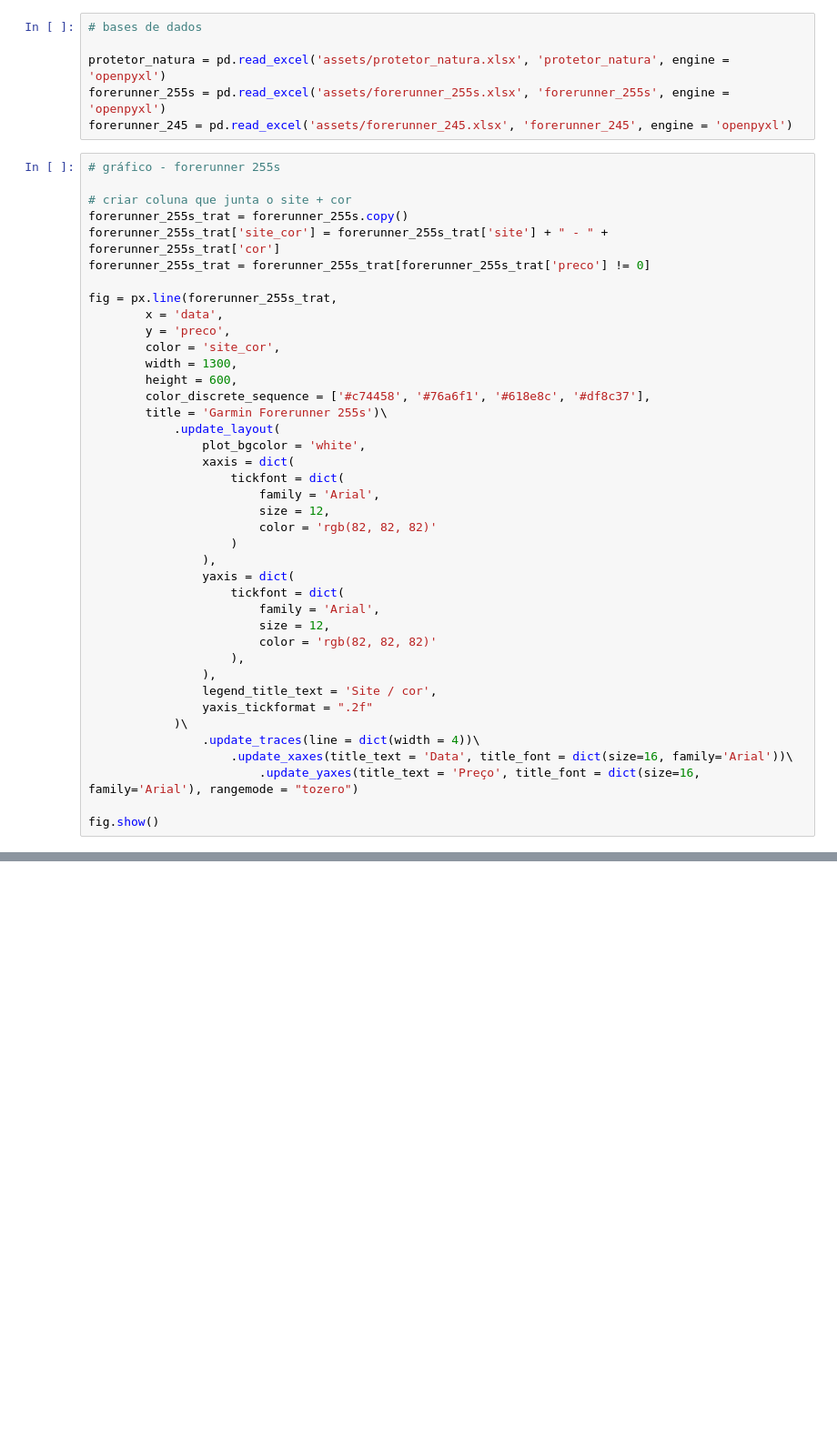
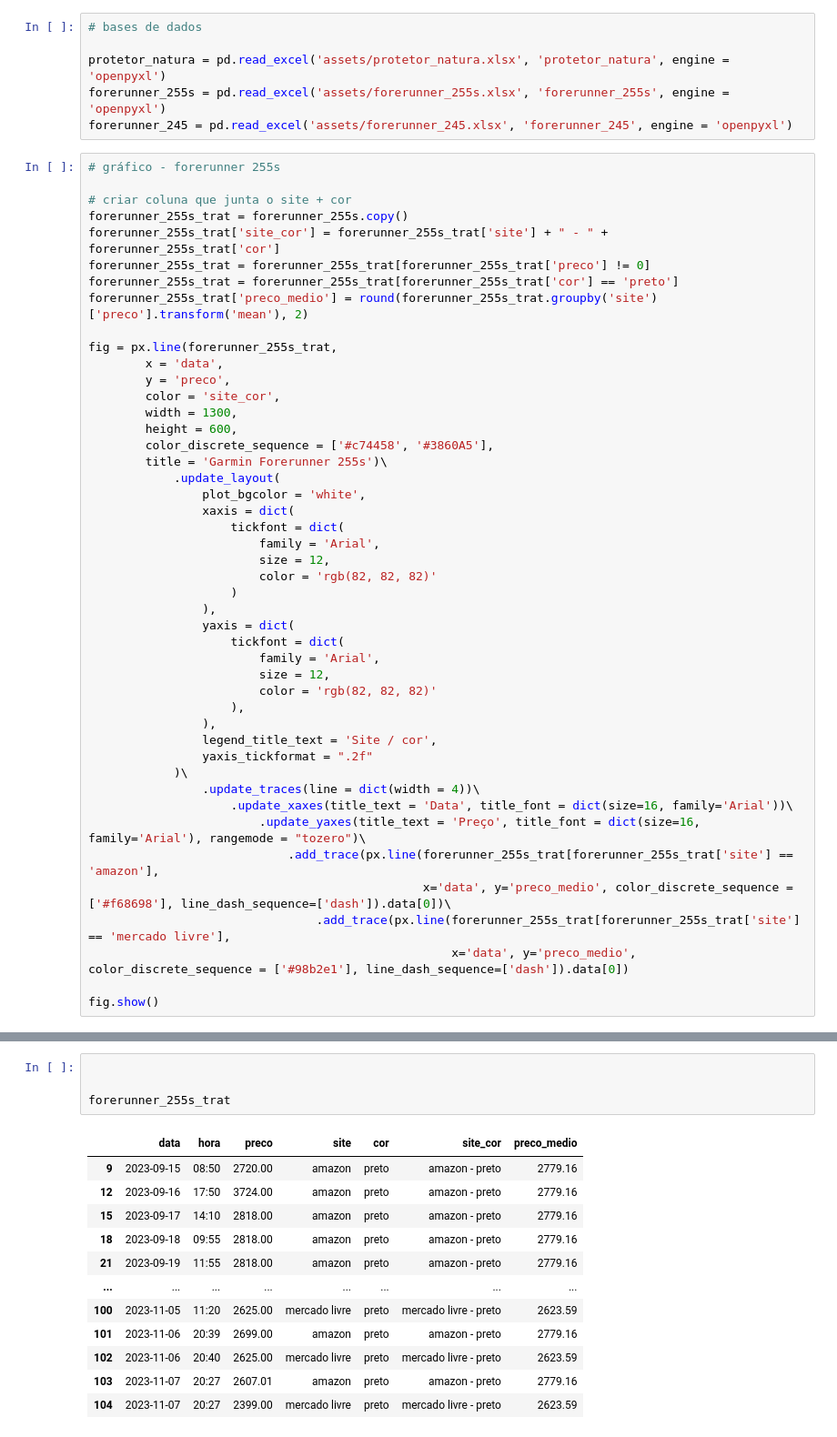
Before and after one commit to leticiafaria7/monitoramento-precos, a Jupyter notebook: testes.ipynb, the cells around one changed output, grey strips where cells are left out. Shown at 91% size. Drawn from its saved outputs; the diff is of its cells as text; blank space fills up the shorter version.

```diff
--- a/testes.ipynb
+++ b/testes.ipynb
@@ -28,6 +28,8 @@ forerunner_245 = pd.read_excel('assets/forerunner_245.xlsx', 'forerunner_245', e
 forerunner_255s_trat = forerunner_255s.copy()
 forerunner_255s_trat['site_cor'] = forerunner_255s_trat['site'] + " - " + forerunner_255s_trat['cor']
 forerunner_255s_trat = forerunner_255s_trat[forerunner_255s_trat['preco'] != 0]
+forerunner_255s_trat = forerunner_255s_trat[forerunner_255s_trat['cor'] == 'preto']
+forerunner_255s_trat['preco_medio'] = round(forerunner_255s_trat.groupby('site')['preco'].transform('mean'), 2)
 
 fig = px.line(forerunner_255s_trat,
         x = 'data',
@@ -35,7 +37,7 @@ fig = px.line(forerunner_255s_trat,
         color = 'site_cor',
         width = 1300,
         height = 600,
-        color_discrete_sequence = ['#c74458', '#76a6f1', '#618e8c', '#df8c37'],
+        color_discrete_sequence = ['#c74458', '#3860A5'],
         title = 'Garmin Forerunner 255s')\
             .update_layout(
                 plot_bgcolor = 'white',
@@ -58,6 +60,10 @@ fig = px.line(forerunner_255s_trat,
             )\
                 .update_traces(line = dict(width = 4))\
                     .update_xaxes(title_text = 'Data', title_font = dict(size=16, family='Arial'))\
-                        .update_yaxes(title_text = 'Preço', title_font = dict(size=16, family='Arial'), rangemode = "tozero")
+                        .update_yaxes(title_text = 'Preço', title_font = dict(size=16, family='Arial'), rangemode = "tozero")\
+                            .add_trace(px.line(forerunner_255s_trat[forerunner_255s_trat['site'] == 'amazon'],
+                                               x='data', y='preco_medio', color_discrete_sequence = ['#f68698'], line_dash_sequence=['dash']).data[0])\
+                                .add_trace(px.line(forerunner_255s_trat[forerunner_255s_trat['site'] == 'mercado livre'],
+                                                   x='data', y='preco_medio', color_discrete_sequence = ['#98b2e1'], line_dash_sequence=['dash']).data[0])
 
 fig.show()
@@ -74,0 +74,17 @@ fig.show()
+# %%
+
+
+forerunner_255s_trat
+# %% [output]
+|  | data | hora | preco | site | cor | site_cor | preco_medio |
+| 9 | 2023-09-15 | 08:50 | 2720.00 | amazon | preto | amazon - preto | 2779.16 |
+| 12 | 2023-09-16 | 17:50 | 3724.00 | amazon | preto | amazon - preto | 2779.16 |
+| 15 | 2023-09-17 | 14:10 | 2818.00 | amazon | preto | amazon - preto | 2779.16 |
+| 18 | 2023-09-18 | 09:55 | 2818.00 | amazon | preto | amazon - preto | 2779.16 |
+| 21 | 2023-09-19 | 11:55 | 2818.00 | amazon | preto | amazon - preto | 2779.16 |
+| ... | ... | ... | ... | ... | ... | ... | ... |
+| 100 | 2023-11-05 | 11:20 | 2625.00 | mercado livre | preto | mercado livre - preto | 2623.59 |
+| 101 | 2023-11-06 | 20:39 | 2699.00 | amazon | preto | amazon - preto | 2779.16 |
+| 102 | 2023-11-06 | 20:40 | 2625.00 | mercado livre | preto | mercado livre - preto | 2623.59 |
+| 103 | 2023-11-07 | 20:27 | 2607.01 | amazon | preto | amazon - preto | 2779.16 |
+| 104 | 2023-11-07 | 20:27 | 2399.00 | mercado livre | preto | mercado livre - preto | 2623.59 |
```
Also changed, not shown: parts of 5 cells of this notebook, 5 other files.
